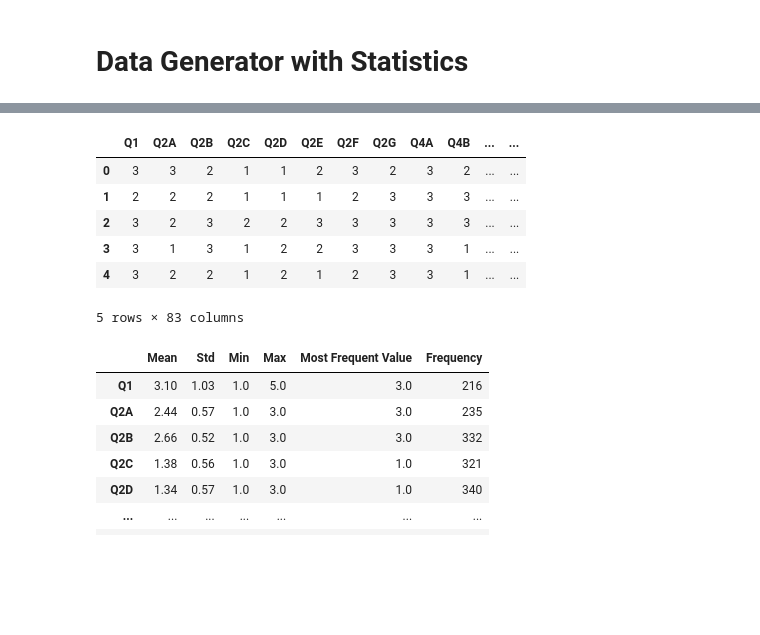
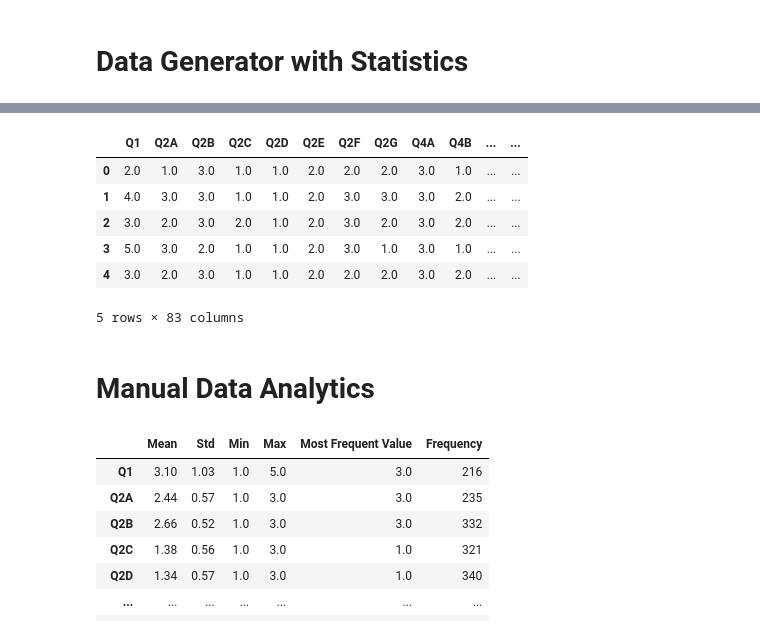
Before and after one commit to fskHartmann/Bierprojekt, a Jupyter notebook: src/llm/llm_synthesis.ipynb, the cells around one changed output, grey strips where cells are left out. Drawn from its saved outputs; the diff is of its cells as text; code cells hidden in the pictures; blank space fills up the shorter version.

```diff
--- a/src/llm/llm_synthesis.ipynb
+++ b/src/llm/llm_synthesis.ipynb
@@ -224,31 +232,33 @@ for message in synth_messages.data:
         if content.type == "text":
             annotations = getattr(content.text, "annotations", [])
             for annotation in annotations:
-                if annotation.type == "file_path" and "synthetic_survey_responses.csv" in annotation.text:
+                if annotation.type == "file_path" and "synthetic_survey_data.csv" in annotation.text:
                     synthetic_file_id = annotation.file_path.file_id
 
 if not synthetic_file_id:
-    raise ValueError("file_id für synthetic_survey_responses.csv nicht gefunden.")
+    raise ValueError("file_id für synthetic_survey_data.csv nicht gefunden.")
 # %%
 # 2. Dateiinhalt abrufen
 response = client.files.content(synthetic_file_id)
 file_bytes = response.read()
 
 # 3. Als lokale Datei speichern
-with open("synthetic_survey_responses.csv", "wb") as f:
+with open("synthetic_survey_data.csv", "wb") as f:
     f.write(file_bytes)
 
 # 4. Als DataFrame laden und anzeigen
-df_synthetic = pd.read_csv("synthetic_survey_responses.csv")
+df_synthetic = pd.read_csv("synthetic_survey_data.csv")
 df_synthetic.head()
 # %% [output]
 |  | Q1 | Q2A | Q2B | Q2C | Q2D | Q2E | Q2F | Q2G | Q4A | Q4B | ... | ... |
-| 0 | 3 | 3 | 2 | 1 | 1 | 2 | 3 | 2 | 3 | 2 | ... | ... |
-| 1 | 2 | 2 | 2 | 1 | 1 | 1 | 2 | 3 | 3 | 3 | ... | ... |
-| 2 | 3 | 2 | 3 | 2 | 2 | 3 | 3 | 3 | 3 | 3 | ... | ... |
-| 3 | 3 | 1 | 3 | 1 | 2 | 2 | 3 | 3 | 3 | 1 | ... | ... |
-| 4 | 3 | 2 | 2 | 1 | 2 | 1 | 2 | 3 | 3 | 1 | ... | ... |
+| 0 | 2.0 | 1.0 | 3.0 | 1.0 | 1.0 | 2.0 | 2.0 | 2.0 | 3.0 | 1.0 | ... | ... |
+| 1 | 4.0 | 3.0 | 3.0 | 1.0 | 1.0 | 2.0 | 3.0 | 3.0 | 3.0 | 2.0 | ... | ... |
+| 2 | 3.0 | 2.0 | 3.0 | 2.0 | 1.0 | 2.0 | 3.0 | 2.0 | 3.0 | 2.0 | ... | ... |
+| 3 | 5.0 | 3.0 | 2.0 | 1.0 | 1.0 | 2.0 | 3.0 | 1.0 | 3.0 | 1.0 | ... | ... |
+| 4 | 3.0 | 2.0 | 3.0 | 1.0 | 1.0 | 2.0 | 2.0 | 2.0 | 3.0 | 2.0 | ... | ... |
 5 rows × 83 columns
+# %% [markdown]
+# Manual Data Analytics
 # %%
 # Nur numerische Spalten auswählen
 df_numeric = df.select_dtypes(include='number')
```
Also changed, not shown: parts of 2 cells of this notebook.
